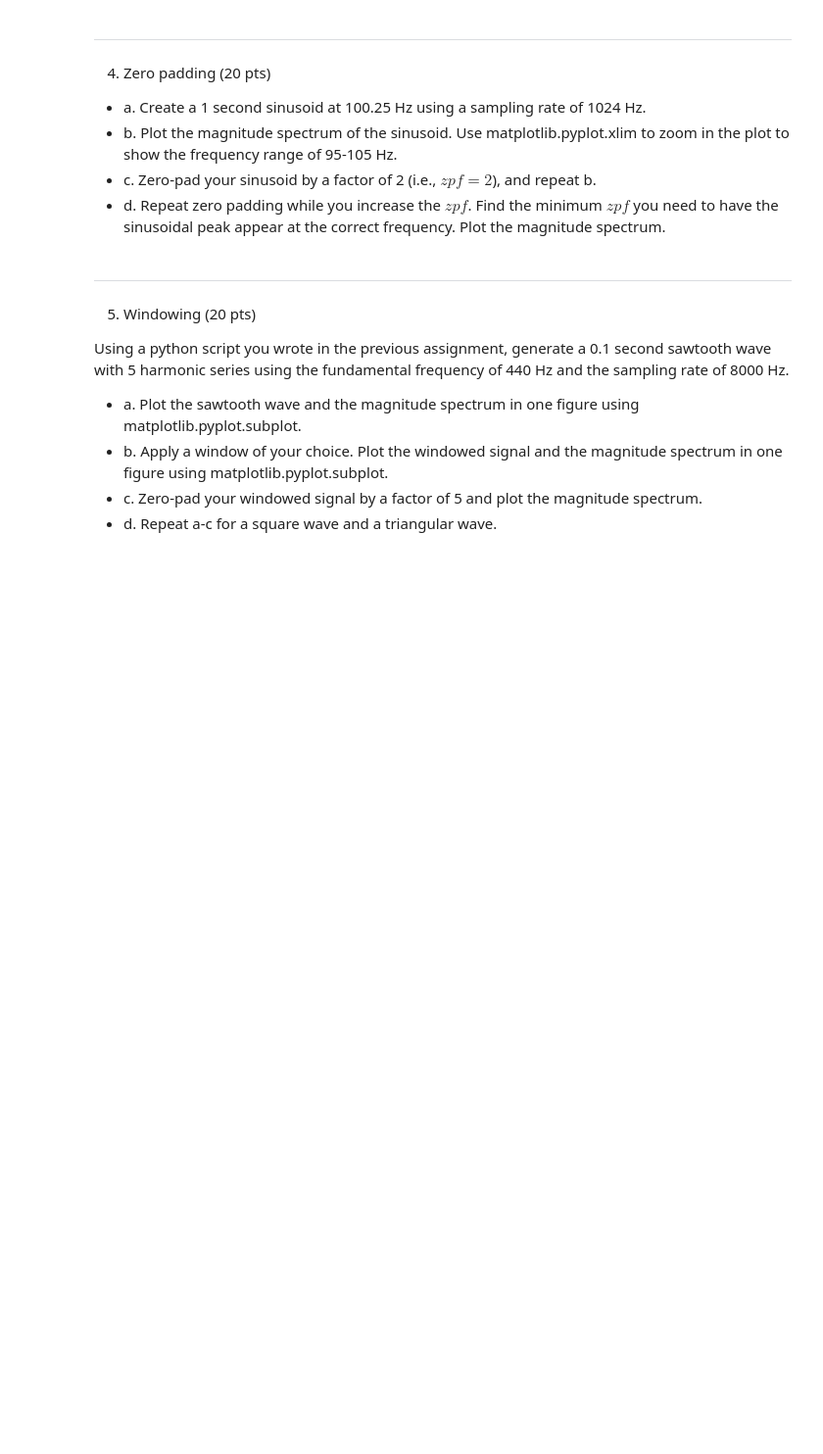
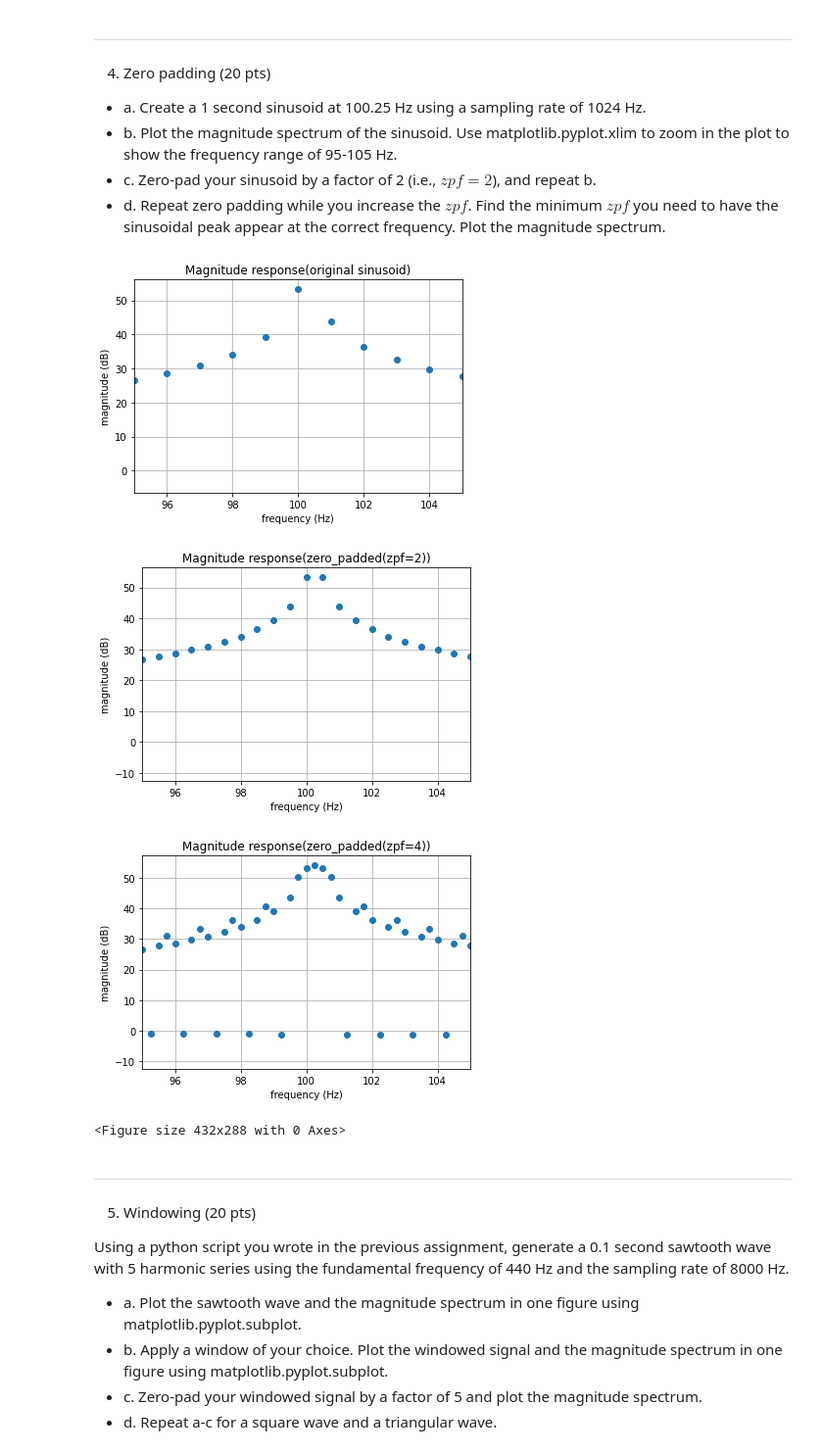
Before and after one commit to changwoonchoi/cl2020, a Jupyter notebook: as_1/assignment01.ipynb, the cells around one changed output. Shown at 98% size. Drawn from its saved outputs; the diff is of its cells as text; code cells hidden in the pictures; blank space fills up the shorter version.

```diff
--- a/as_1/assignment01.ipynb
+++ b/as_1/assignment01.ipynb
@@ -329,3 +337,37 @@ How does each plot look as the FFT size varies? Do you see the peaks of the sinu
+# %%
+# !!!! your code here !!!!
+def plot_one_fft(wave, title, range_i, range_f):
+    X = np.fft.fft(wave)
+    Xdb = 20 * np.log10(np.absolute(X) + np.finfo(float).eps)
+    fi = np.arange(0, 1024, 1024/wave.shape[0])
+    plt.xlim(range_i, range_f)
+    plt.xlabel('frequency (Hz)')
+    plt.ylabel('magnitude (dB)')
+    plt.title('Magnitude response({})'.format(title))
+    plt.plot(fi, Xdb, 'o')
+    plt.grid()
+    plt.show()
+    plt.clf()
+
+
+# a
+sinusoid = sinewave(1, 100.25, 0, 1, 1024)
+
+# b
+plot_one_fft(sinusoid, 'original sinusoid', 95, 105)
+
+# c
+zero_padded_signal = np.concatenate((sinusoid, np.zeros_like(sinusoid)), axis=0)
+plot_one_fft(zero_padded_signal, 'zero_padded(zpf=2)', 95, 105)
+
+# d
+zero_padded_signal_optimal = np.concatenate((sinusoid, np.zeros(3072)), axis=0)
+plot_one_fft(zero_padded_signal_optimal, 'zero_padded(zpf=4)', 95, 105)
+# %% [output]
+[figure, added]
+[figure, added]
+[figure, added]
+<Figure size 432x288 with 0 Axes>
 # %% [markdown]
 
 
```
Also changed, not shown: parts of 8 cells of this notebook, 12 other files.
